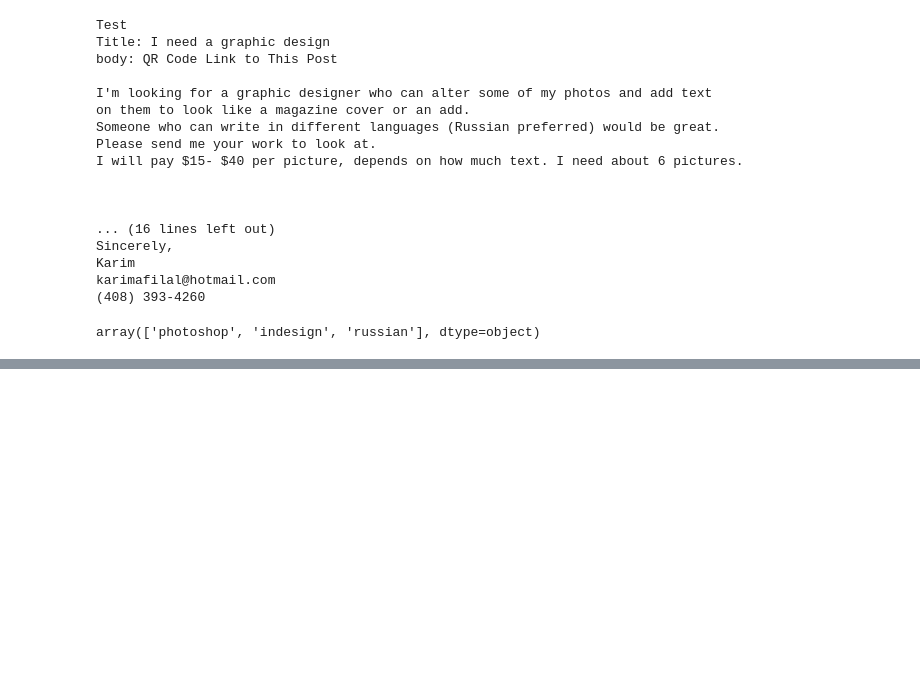
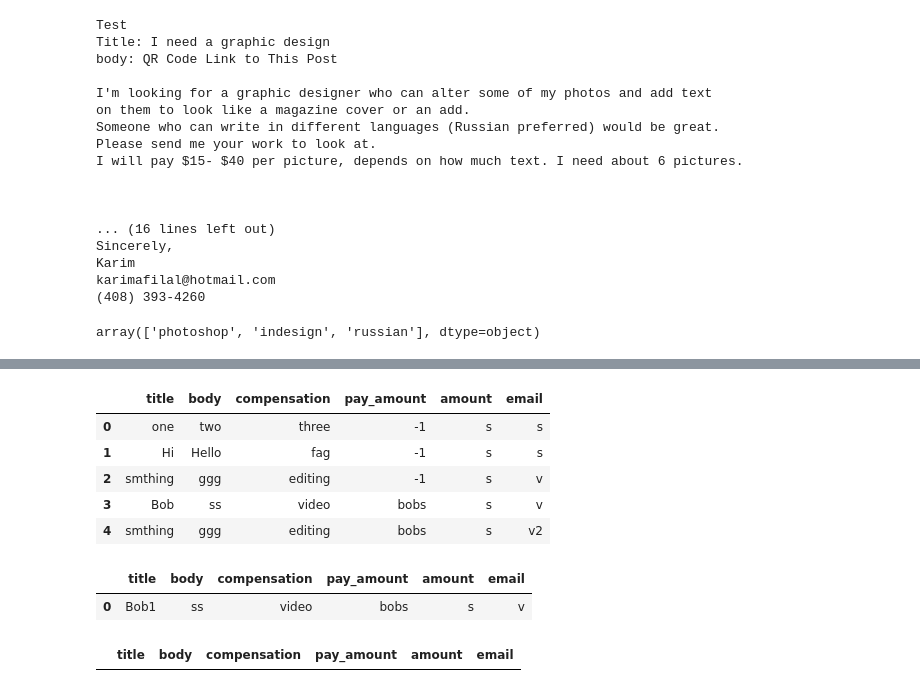
Before and after one commit to MohamedKasem99/My-Upwork-jobs, a Jupyter notebook: Karim/Testing code.ipynb, the cells around one changed output, grey strips where cells are left out. Cells and saved outputs as stored; diff of their text form; code cells hidden in the pictures; blank space fills up the shorter version.

```diff
--- a/Karim/Testing code.ipynb
+++ b/Karim/Testing code.ipynb
@@ -240,0 +277,16 @@ all_info
+# %%
+columns = ["title","body","compensation"]
+df2 = pd.read_csv("sent.csv")
+df2
+# %% [output]
+|  | title | body | compensation | pay_amount | amount | email |
+| 0 | one | two | three | -1 | s | s |
+| 1 | Hi | Hello | fag | -1 | s | s |
+| 2 | smthing | ggg | editing | -1 | s | v |
+| 3 | Bob | ss | video | bobs | s | v |
+| 4 | smthing | ggg | editing | bobs | s | v2 |
+# %%
+compare_against_sent(df1, df2, columns)
+# %% [output]
+|  | title | body | compensation | pay_amount | amount | email |
+| 0 | Bob1 | ss | video | bobs | s | v |
@@ -240,0 +295,4 @@ all_info
+# %%
+df1.drop([0,1])
+# %% [output]
+|  | title | body | compensation | pay_amount | amount | email |
```
Also changed, not shown: parts of 16 cells of this notebook, 11 other files.
